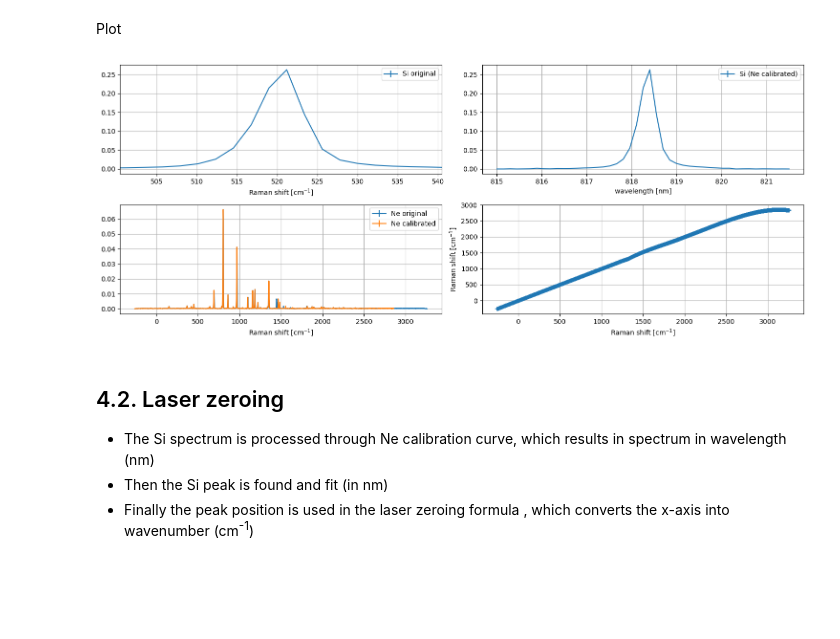
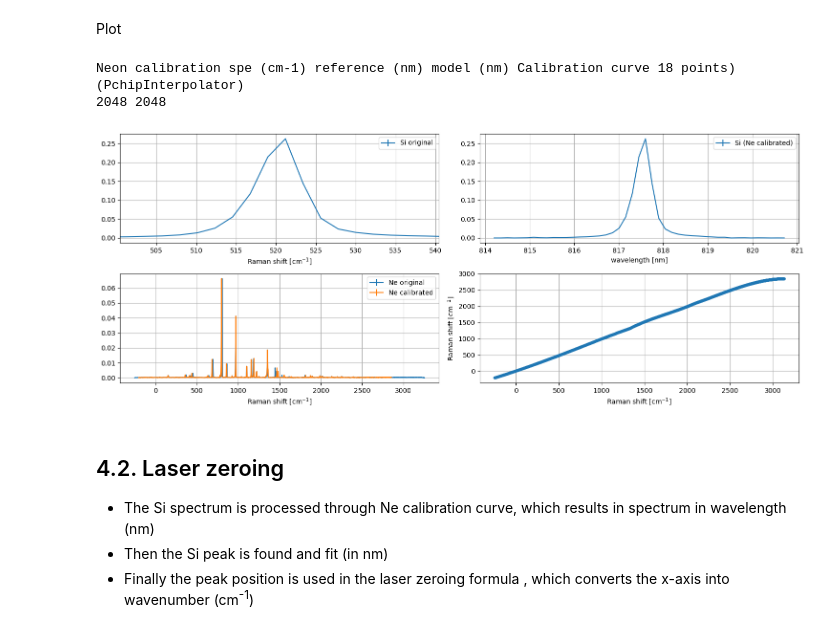
Before and after one commit to h2020charisma/ramanchada2, a Jupyter notebook: examples/publication/demo.ipynb, the cells around one changed output. Cells and saved outputs as stored; diff of their text form; code cells hidden in the pictures; blank space fills up the shorter version.

```diff
--- a/examples/publication/demo.ipynb
+++ b/examples/publication/demo.ipynb
@@ -79,9 +79,10 @@ try:
         find_kw={"wlen": 200, "width": 1},
         fit_peaks_kw={},
         should_fit=fit_neon_peaks,
-        match_method="cluster",
+        match_method="argmin2d",
         interpolator_method="pchip"
     )
+    calmodel.nonmonotonic = "nan" # optional
     assert len(calmodel.components) == 2
     print(type(calmodel.components[0]),calmodel.components[0])
     print(type(calmodel.components[1]),calmodel.components[1])
@@ -204,6 +205,7 @@ try:
 
     calmodel1 = CalibrationModel(laser_wl)
     # create CalibrationModel class. it does not derive a curve at this moment!
+    # calmodel1.nonmonotonic = "nan"
     calmodel1.prominence_coeff = 3
     find_kw["prominence"] = spe_neon.y_noise_MAD() * calmodel1.prominence_coeff
 
@@ -216,9 +218,9 @@ try:
         fit_peaks_kw=fit_peaks_kw,
         should_fit=fit_neon_peaks,
         name="Neon calibration",
-        match_method="cluster",
-        interpolator_method="cubic_spline",
-        extrapolate=False
+        match_method="argmin2d",
+        interpolator_method="pchip",
+        extrapolate=True
     )
     # now derive_model_curve finds peaks, fits peaks, matches peaks and derives the calibration curve
     # and model_neon.process() could be applied to Si or other spectra
@@ -261,7 +264,10 @@ model_neon1.peaks
 Plot
 # %%
 # we can calibrate Ne according to the calibration curve derived using Neon peaks
+print(model_neon1)
 spe_ne_cm1 = model_neon1.process(spe_neon,convert_back=True)
+
+print(len(spe_ne_cm1.x),len(spe_ne_cm1.y))
 
 # we can calibrate Si according to the calibration curve derived using Neon peaks
 #spe_sil_x1_cm1 = model_neon.process(spe_sil,convert_back=True)
@@ -269,36 +275,38 @@ spe_ne_cm1 = model_neon1.process(spe_neon,convert_back=True)
 fig, axes = plt.subplots(2,2,figsize=(15,6))
 
 ax1, ax2 = axes[0]
 ax3, ax4 = axes[1]
 
 spe_sil.plot(ax=ax1,label="Si original")
 #spe_sil_x1_cm1.plot(ax=ax1,label="Si (Ne calibrated)")
 ax1.set_xlim(520.45-20,520.45+20)
 ax1.set_xlabel('Raman shift [cm$^{-1}$]')
 ax1.grid()
 
 spe_sil_x1_nm = model_neon.process(spe_sil,convert_back=False)
 spe_sil_x1_nm.plot(ax=ax2,label="Si (Ne calibrated)")
 ax2.set_xlabel('wavelength [nm]')
 ax2.grid()
 
 
 spe_neon.plot(ax=ax3,label="Ne original")
-spe_ne_cm1.plot(ax=ax3,label="Ne calibrated")
+spe_ne_cm1.dropna().plot(ax=ax3,label="Ne calibrated")
 ax3.set_xlabel('Raman shift [cm$^{-1}$]')
 ax3.grid()
 
-ax4.plot(spe_neon.x,spe_ne_cm1.x,marker="+")
+ax4.plot(spe_neon.x,spe_ne_cm1.x,marker=".")
 #ax4.set_xlim(520.45-20,520.45+20)
 #ax4.set_ylim(520.45-20,520.45+20)
 ax4.set_xlabel('Raman shift [cm$^{-1}$]')
 ax4.set_ylabel('Raman shift [cm$^{-1}$]')
 ax4.grid()
 fig.suptitle="Ne calibration only"
 plt.tight_layout()
 plt.show()
 # %% [output]
+Neon calibration spe (cm-1) reference (nm) model (nm) Calibration curve 18 points) (PchipInterpolator)
+2048 2048
-[figure, old version]
+[figure, new version]
 # %% [markdown]
 ## 4.2. Laser zeroing
 
```
Also changed, not shown: parts of 13 cells of this notebook.
